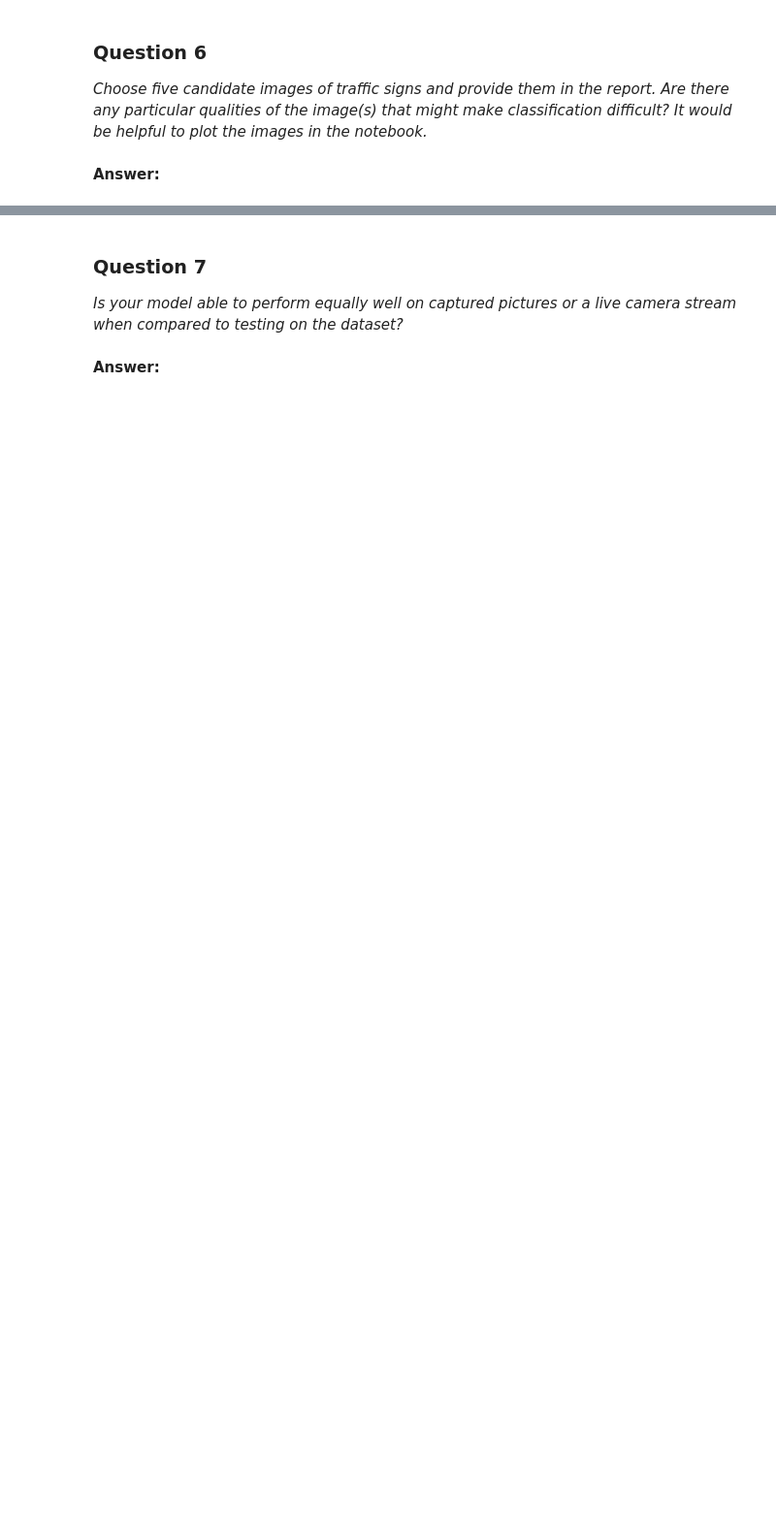
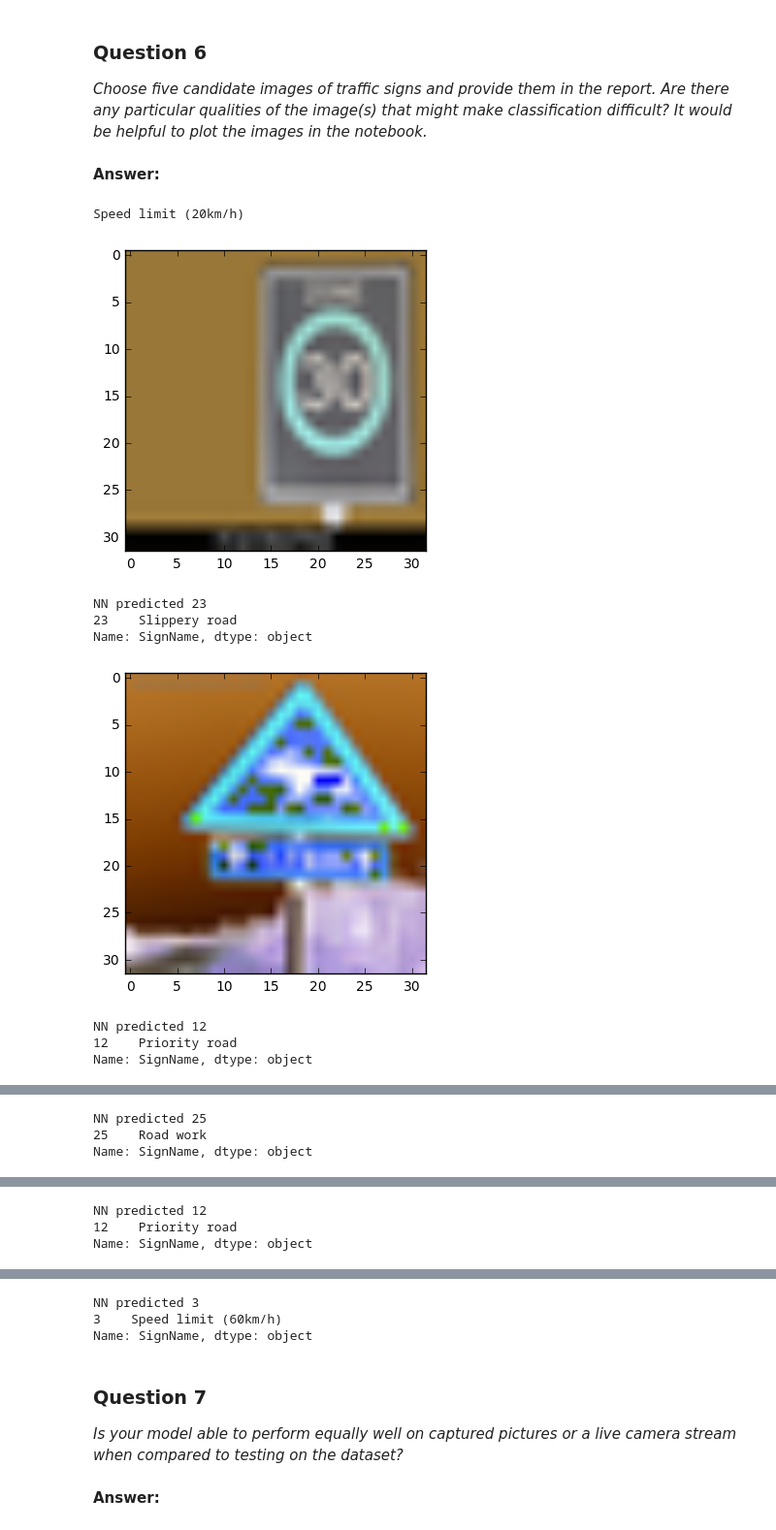
Before and after one commit to neurodrive1/traffic_signs, a Jupyter notebook: Traffic_Signs_Recognition.ipynb, the cells around one changed output, grey strips where cells are left out. Shown at 97% size. Saved outputs shown, nothing was run; the diff lists cells and outputs as text; code cells hidden in the pictures; blank space fills up the shorter version.

```diff
--- a/Traffic_Signs_Recognition.ipynb
+++ b/Traffic_Signs_Recognition.ipynb
@@ -343,6 +339,8 @@ accuracy = tf.reduce_mean(tf.cast(correct_prediction, "float"))
 
 # Initializing the variables
 init = tf.initialize_all_variables()
+
+saver = tf.train.Saver()
 
 # Launch the graph
 with tf.Session() as sess:
@@ -367,5 +365,6 @@ with tf.Session() as sess:
                               x:X_test, y: one_hot_encode(y_test,n_classes)})
         print("batch testing accuracy %g"%(test_accuracy))
         print("Epoch:", '%04d' % (epoch+1), "cost=", "{:.9f}".format(c))
+    saver.save(sess, './trained_model.chkp')
     print("Optimization Finished!")
 # %% [output]
@@ -458,0 +480,31 @@ _Choose five candidate images of traffic signs and provide them in the report. A
+# %%
+import pandas as pd
+signames = pd.read_csv('signnames.csv')
+signames.head()
+print(signames.loc[0,'SignName'])
+# %% [output]
+Speed limit (20km/h)
+# %%
+### Run the predictions here.
+### Feel free to use as many code cells as needed.
+
+signames = pd.read_csv('signnames.csv')
+signames.head()
+with tf.Session() as sess:
+    saver.restore(sess, './trained_model.chkp')
+
+    classification = sess.run(tf.argmax(logits, 1), feed_dict={x: new_images})
+    for i in range(0, new_images.shape[0]):
+        plt.imshow(new_images[i])
+        plt.show()
+        print ('NN predicted', classification[i])
+        print(signames.loc[signames['ClassId']==classification[i],'SignName'])
+# %% [output]
+[figure, added]
+NN predicted 23
+23    Slippery road
+Name: SignName, dtype: object
+[figure, added]
+NN predicted 12
+12    Priority road
+Name: SignName, dtype: object
@@ -458,0 +512,3 @@ _Choose five candidate images of traffic signs and provide them in the report. A
+NN predicted 25
+25    Road work
+Name: SignName, dtype: object
@@ -458,0 +516,3 @@ _Choose five candidate images of traffic signs and provide them in the report. A
+NN predicted 12
+12    Priority road
+Name: SignName, dtype: object
@@ -459,3 +520,6 @@ _Choose five candidate images of traffic signs and provide them in the report. A
+NN predicted 3
+3    Speed limit (60km/h)
+Name: SignName, dtype: object
 # %% [markdown]
 ### Question 7
 
```
Also changed, not shown: parts of 9 cells of this notebook.
